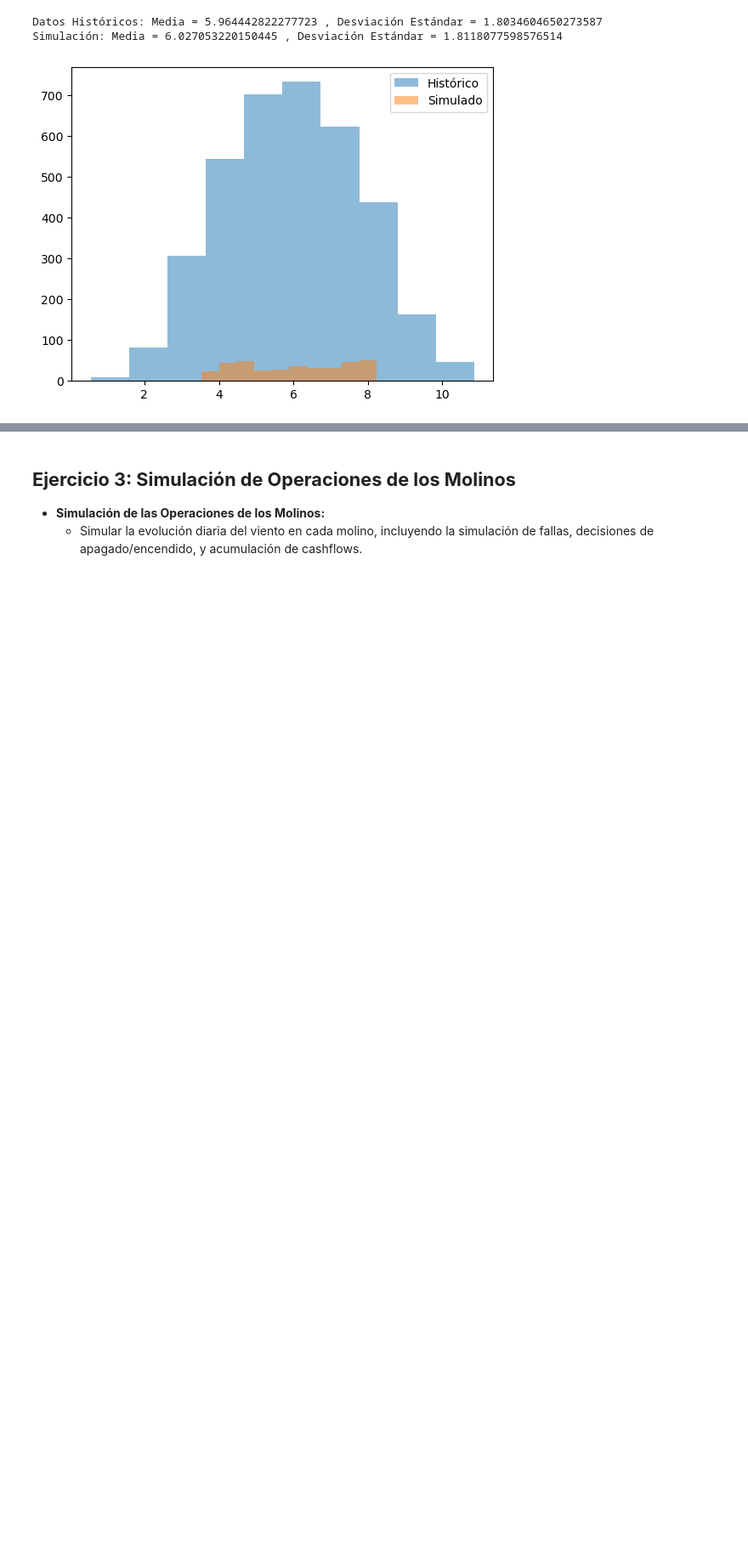
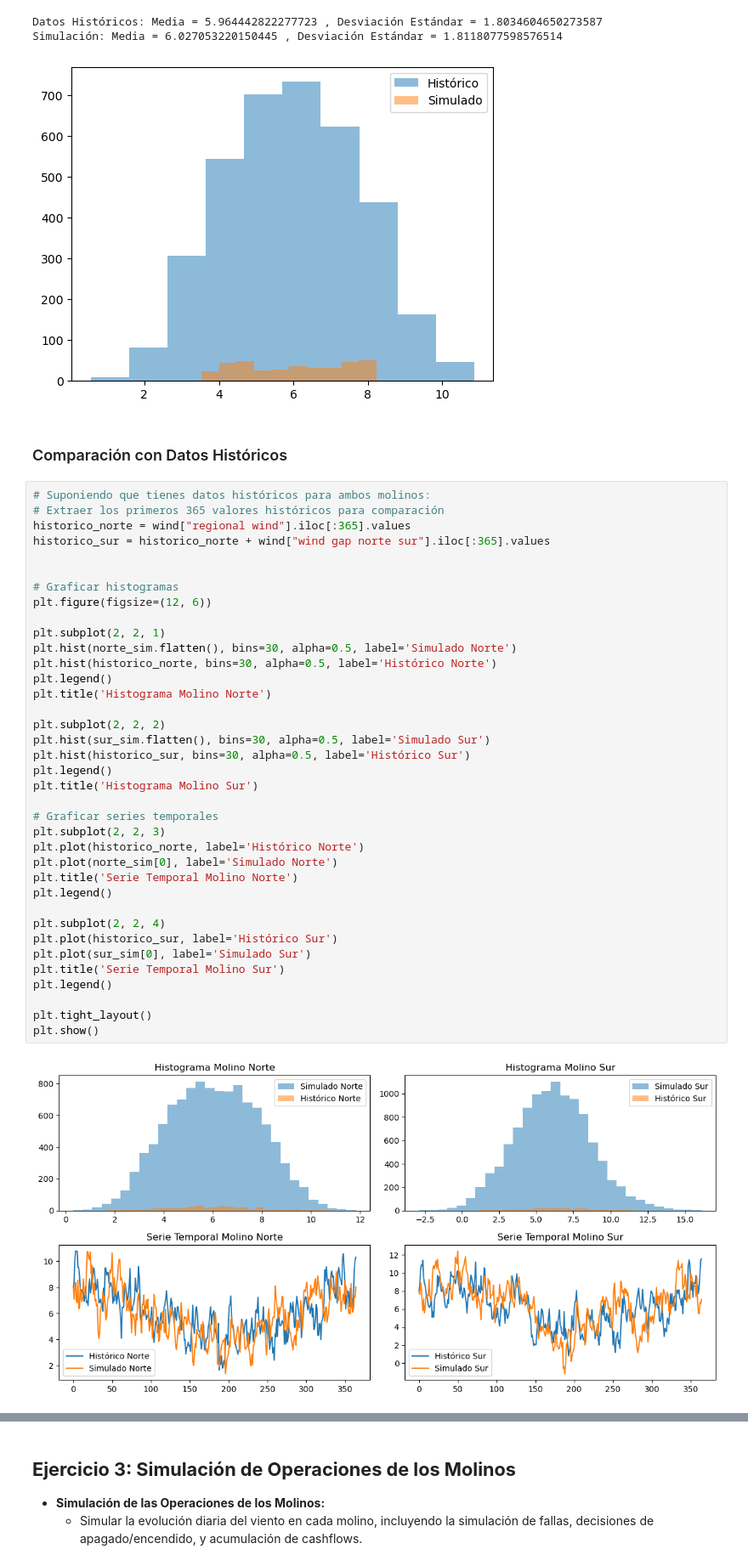
Before and after one commit to olmiave/ACN_TP1, a Jupyter notebook: TP1.ipynb, the cells around one changed output, grey strips where cells are left out. Shown at 85% size. Cells and saved outputs as stored; diff of their text form; blank space fills up the shorter version.

Commit message:
ex.2 comparacion de datos historicos + pruebas estadisticas, ex.3 code

```diff
--- a/TP1.ipynb
+++ b/TP1.ipynb
@@ -506,3 +544,44 @@ plt.show()
 Datos Históricos: Media = 5.964442822277723 , Desviación Estándar = 1.8034604650273587
 Simulación: Media = 6.027053220150445 , Desviación Estándar = 1.8118077598576514
 [figure]
+# %% [markdown]
+### Comparación con Datos Históricos
+# %%
+# Suponiendo que tienes datos históricos para ambos molinos:
+# Extraer los primeros 365 valores históricos para comparación
+historico_norte = wind["regional wind"].iloc[:365].values
+historico_sur = historico_norte + wind["wind gap norte sur"].iloc[:365].values
+
+
+# Graficar histogramas
+plt.figure(figsize=(12, 6))
+
+plt.subplot(2, 2, 1)
+plt.hist(norte_sim.flatten(), bins=30, alpha=0.5, label='Simulado Norte')
+plt.hist(historico_norte, bins=30, alpha=0.5, label='Histórico Norte')
+plt.legend()
+plt.title('Histograma Molino Norte')
+
+plt.subplot(2, 2, 2)
+plt.hist(sur_sim.flatten(), bins=30, alpha=0.5, label='Simulado Sur')
+plt.hist(historico_sur, bins=30, alpha=0.5, label='Histórico Sur')
+plt.legend()
+plt.title('Histograma Molino Sur')
+
+# Graficar series temporales
+plt.subplot(2, 2, 3)
+plt.plot(historico_norte, label='Histórico Norte')
+plt.plot(norte_sim[0], label='Simulado Norte')
+plt.title('Serie Temporal Molino Norte')
+plt.legend()
+
+plt.subplot(2, 2, 4)
+plt.plot(historico_sur, label='Histórico Sur')
+plt.plot(sur_sim[0], label='Simulado Sur')
+plt.title('Serie Temporal Molino Sur')
+plt.legend()
+
+plt.tight_layout()
+plt.show()
+# %% [output]
+[figure, added]
```
Also changed, not shown: parts of 18 cells of this notebook.
